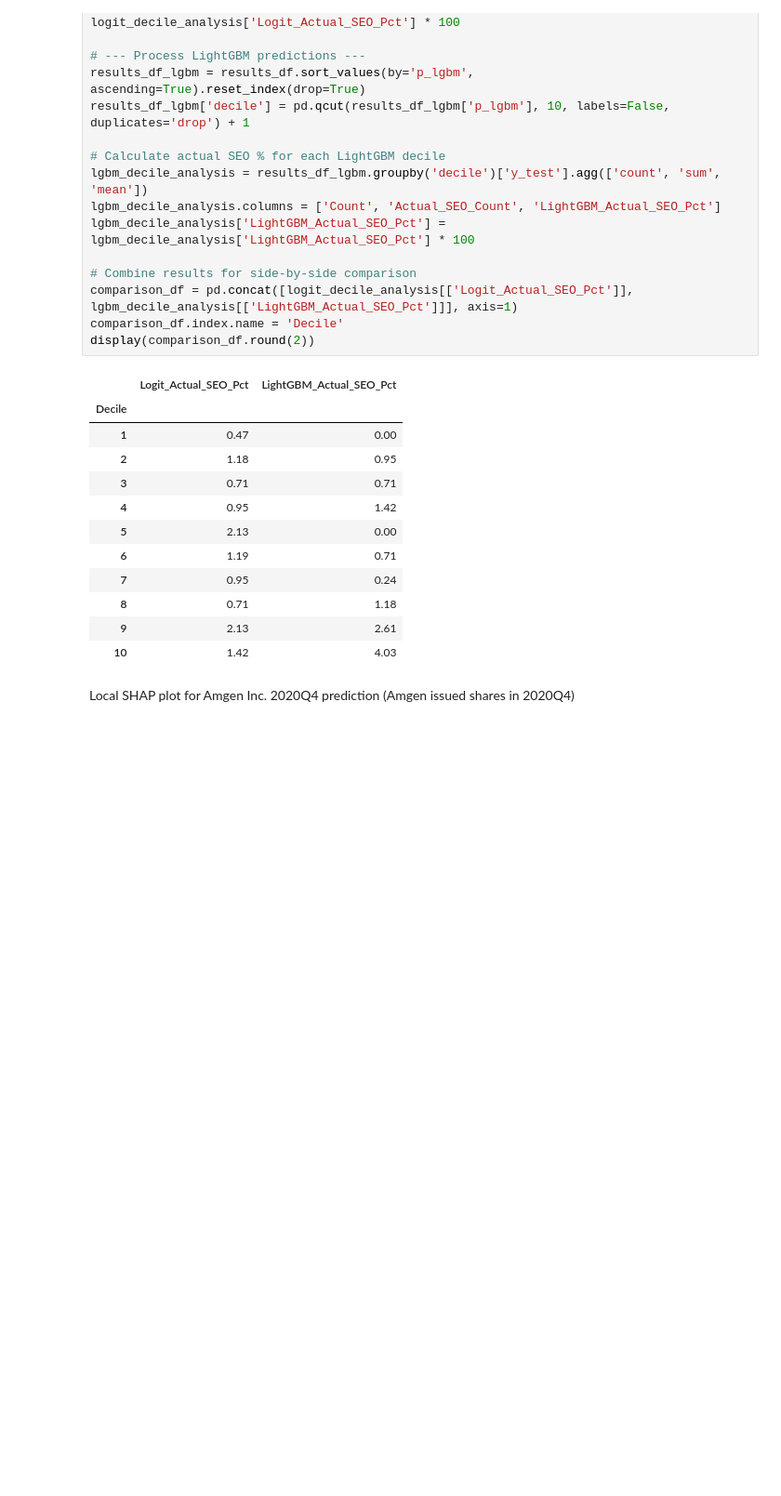
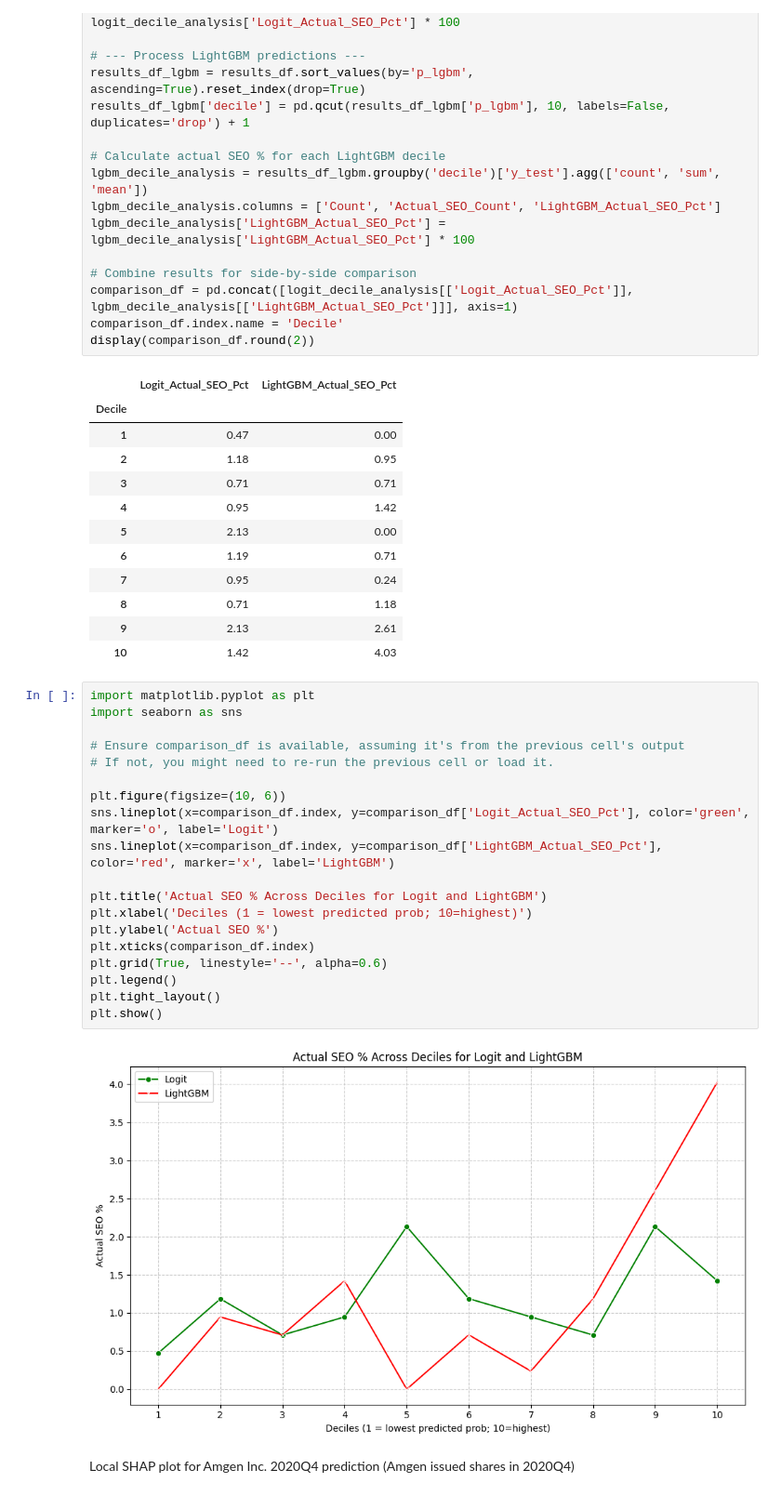
Before and after one commit to helenlu-vbs/AI-for-Corporate-Finance-UGent-, a Jupyter notebook: AICF_classification_2026.ipynb, the cells around one changed output. Shown at 93% size. Drawn from its saved outputs; the diff is of its cells as text; blank space fills up the shorter version.

```diff
--- a/AICF_classification_2026.ipynb
+++ b/AICF_classification_2026.ipynb
@@ -228,6 +227,27 @@ display(comparison_df.round(2))
 | 8 | 0.71 | 1.18 |
 | 9 | 2.13 | 2.61 |
 | 10 | 1.42 | 4.03 |
+# %%
+import matplotlib.pyplot as plt
+import seaborn as sns
+
+# Ensure comparison_df is available, assuming it's from the previous cell's output
+# If not, you might need to re-run the previous cell or load it.
+
+plt.figure(figsize=(10, 6))
+sns.lineplot(x=comparison_df.index, y=comparison_df['Logit_Actual_SEO_Pct'], color='green', marker='o', label='Logit')
+sns.lineplot(x=comparison_df.index, y=comparison_df['LightGBM_Actual_SEO_Pct'], color='red', marker='x', label='LightGBM')
+
+plt.title('Actual SEO % Across Deciles for Logit and LightGBM')
+plt.xlabel('Deciles (1 = lowest predicted prob; 10=highest)')
+plt.ylabel('Actual SEO %')
+plt.xticks(comparison_df.index)
+plt.grid(True, linestyle='--', alpha=0.6)
+plt.legend()
+plt.tight_layout()
+plt.show()
+# %% [output]
+[figure, added]
 # %% [markdown]
 Local SHAP plot for Amgen Inc. 2020Q4 prediction (Amgen issued shares in 2020Q4)
 # %%
```
Also changed, not shown: parts of 2 cells of this notebook.
